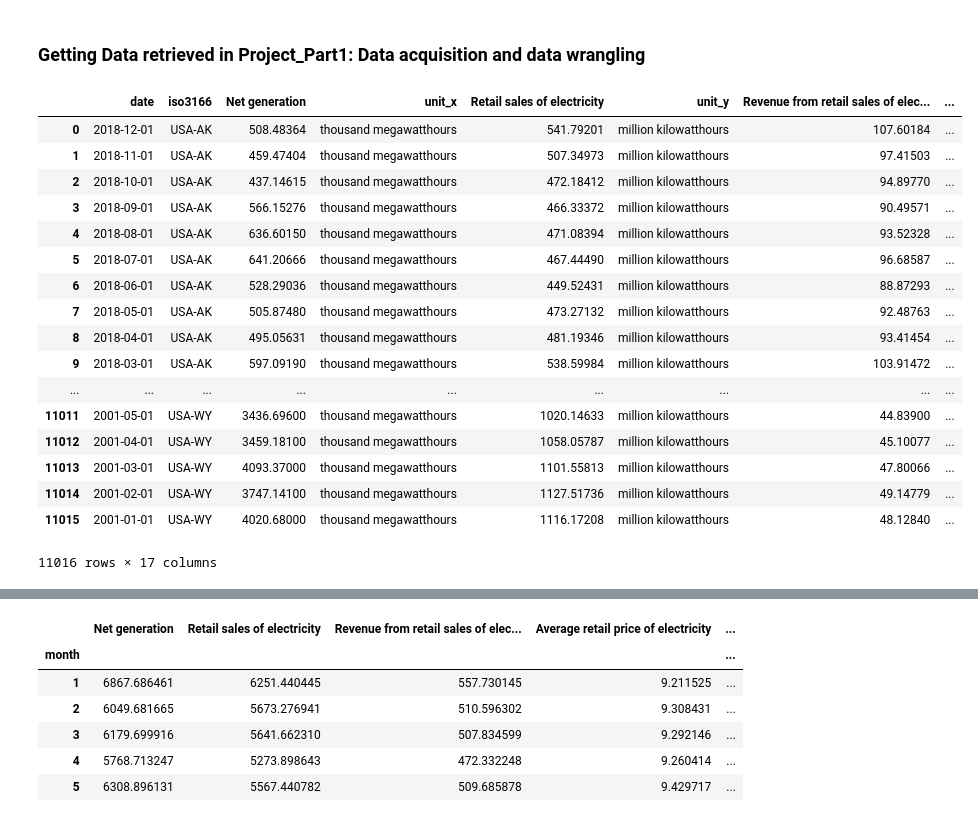
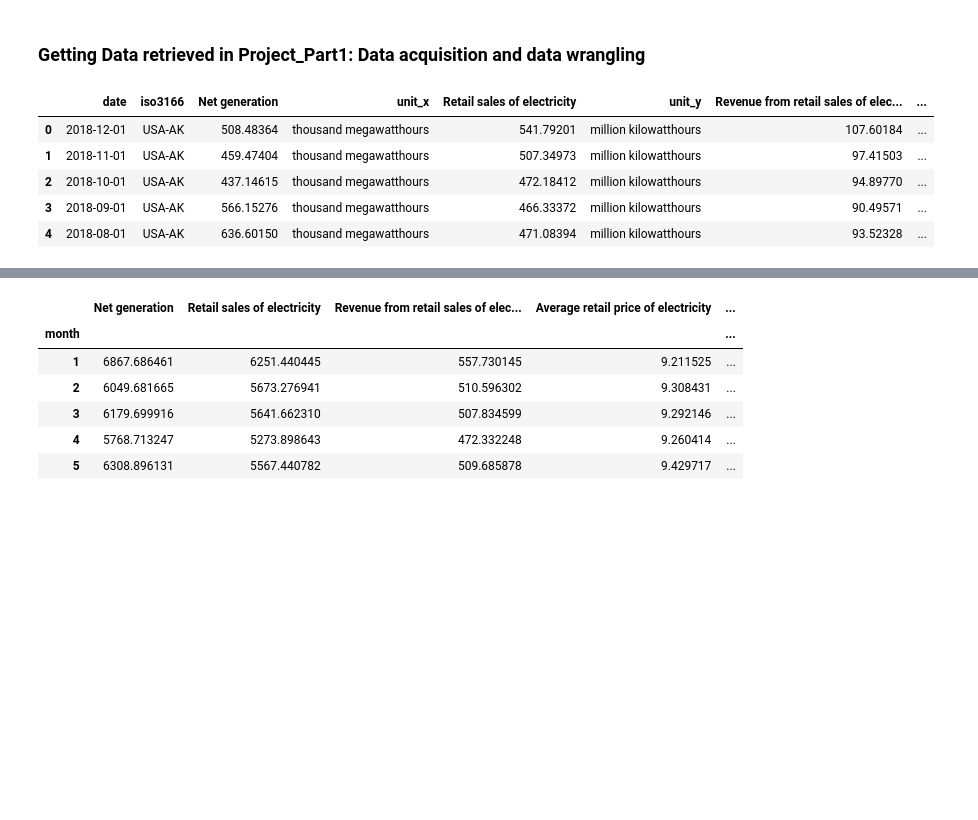
Before and after one commit to megiza/First_CapstoneProject, a Jupyter notebook: Project 1_Part2.ipynb, the cells around one changed output, grey strips where cells are left out. Cells and saved outputs as stored; diff of their text form; code cells hidden in the pictures; blank space fills up the shorter version.

```diff
--- a/Project 1_Part2.ipynb
+++ b/Project 1_Part2.ipynb
@@ -208,26 +208,14 @@ for reg in df_reg.columns:
     idx_region=df_data.index[df_data['state'].isin(list_states)]
     df_data.loc[idx_region,'region']=reg
 # %%
-df_data
+df_data.head()
 # %% [output]
 |  | date | iso3166 | Net generation | unit_x | Retail sales of electricity | unit_y | Revenue from retail sales of elec... | ... |
 | 0 | 2018-12-01 | USA-AK | 508.48364 | thousand megawatthours | 541.79201 | million kilowatthours | 107.60184 | ... |
 | 1 | 2018-11-01 | USA-AK | 459.47404 | thousand megawatthours | 507.34973 | million kilowatthours | 97.41503 | ... |
 | 2 | 2018-10-01 | USA-AK | 437.14615 | thousand megawatthours | 472.18412 | million kilowatthours | 94.89770 | ... |
 | 3 | 2018-09-01 | USA-AK | 566.15276 | thousand megawatthours | 466.33372 | million kilowatthours | 90.49571 | ... |
 | 4 | 2018-08-01 | USA-AK | 636.60150 | thousand megawatthours | 471.08394 | million kilowatthours | 93.52328 | ... |
-| 5 | 2018-07-01 | USA-AK | 641.20666 | thousand megawatthours | 467.44490 | million kilowatthours | 96.68587 | ... |
-| 6 | 2018-06-01 | USA-AK | 528.29036 | thousand megawatthours | 449.52431 | million kilowatthours | 88.87293 | ... |
-| 7 | 2018-05-01 | USA-AK | 505.87480 | thousand megawatthours | 473.27132 | million kilowatthours | 92.48763 | ... |
-| 8 | 2018-04-01 | USA-AK | 495.05631 | thousand megawatthours | 481.19346 | million kilowatthours | 93.41454 | ... |
-| 9 | 2018-03-01 | USA-AK | 597.09190 | thousand megawatthours | 538.59984 | million kilowatthours | 103.91472 | ... |
-| ... | ... | ... | ... | ... | ... | ... | ... | ... |
-| 11011 | 2001-05-01 | USA-WY | 3436.69600 | thousand megawatthours | 1020.14633 | million kilowatthours | 44.83900 | ... |
-| 11012 | 2001-04-01 | USA-WY | 3459.18100 | thousand megawatthours | 1058.05787 | million kilowatthours | 45.10077 | ... |
-| 11013 | 2001-03-01 | USA-WY | 4093.37000 | thousand megawatthours | 1101.55813 | million kilowatthours | 47.80066 | ... |
-| 11014 | 2001-02-01 | USA-WY | 3747.14100 | thousand megawatthours | 1127.51736 | million kilowatthours | 49.14779 | ... |
-| 11015 | 2001-01-01 | USA-WY | 4020.68000 | thousand megawatthours | 1116.17208 | million kilowatthours | 48.12840 | ... |
-11016 rows × 17 columns
 # %%
 df=df_data.copy()
 df_monthly_US=resample_mean_US(df,f='m')
```
Also changed, not shown: parts of 4 cells of this notebook.
